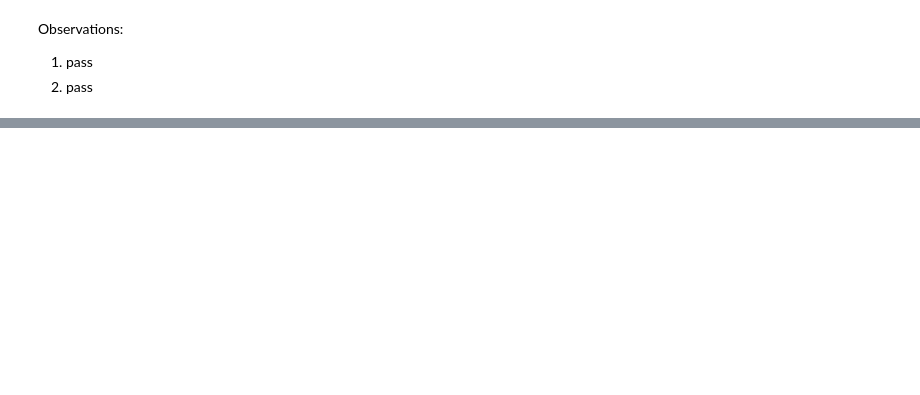
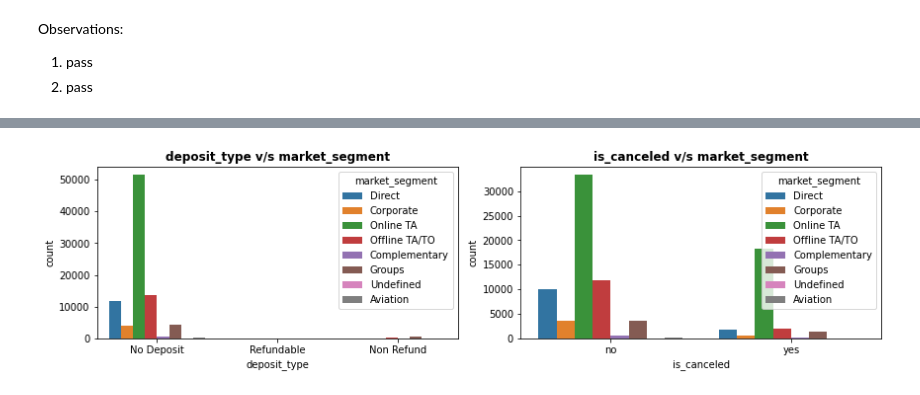
Before and after one commit to s-kp/CapstoneProject-EDA, a Jupyter notebook: Hotel_Booking_Analysis_Capstone_Project.ipynb, the cells around one changed output, grey strips where cells are left out. Cells and saved outputs as stored; diff of their text form; code cells hidden in the pictures; blank space fills up the shorter version.

```diff
--- a/Hotel_Booking_Analysis_Capstone_Project.ipynb
+++ b/Hotel_Booking_Analysis_Capstone_Project.ipynb
@@ -314,0 +335,10 @@ Observations:
+# %%
+# Market Segment Analysis
+plt.figure(figsize=(18,r*3))
+for n,column in enumerate(['deposit_type','is_canceled']):
+  plot = plt.subplot(r,3,n+1)
+  sns.countplot(data=new_df,x= column, hue='market_segment')
+  plt.title(f'{column} v/s market_segment',weight='bold')
+  plt.tight_layout()
+# %% [output]
+[figure, added]
```
Also changed, not shown: parts of 18 cells of this notebook.
